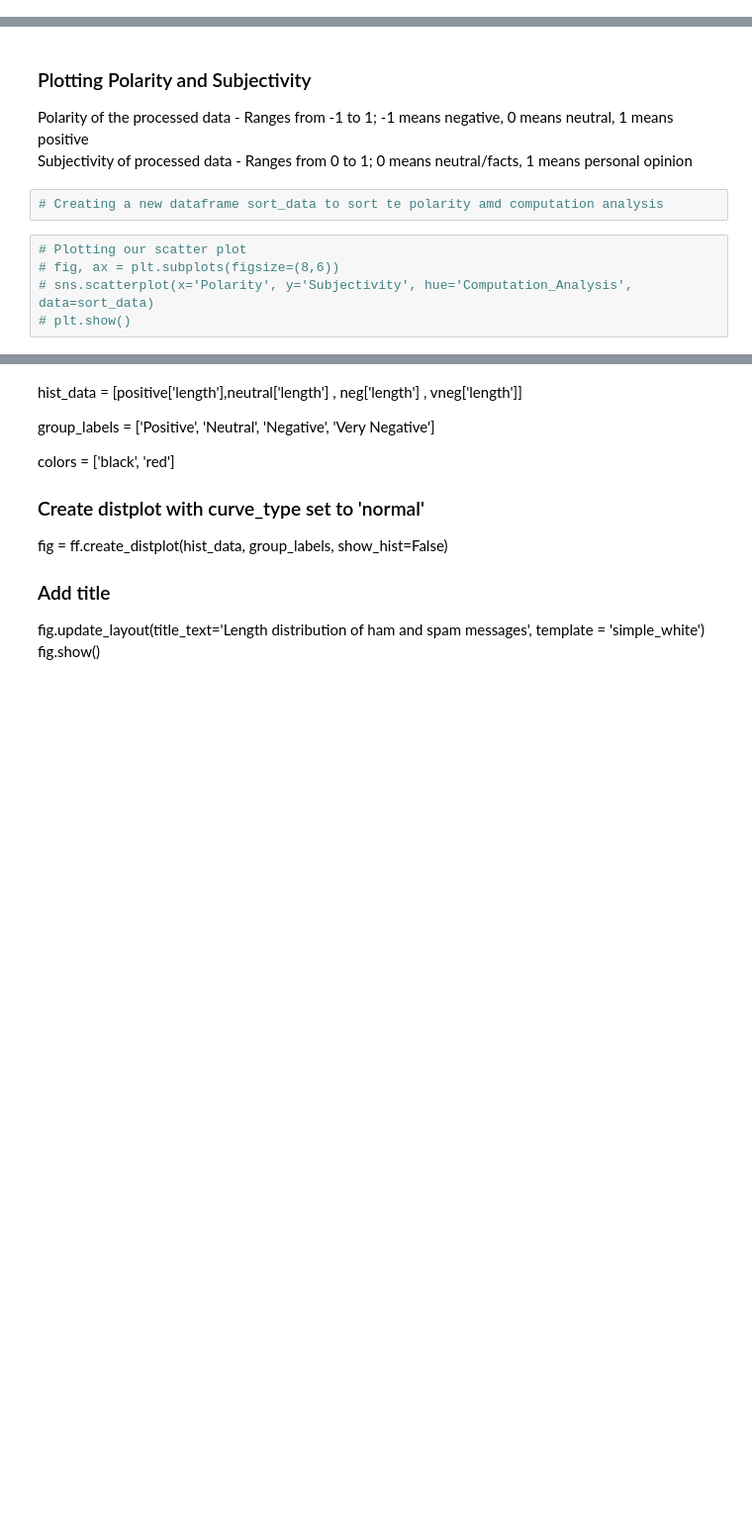
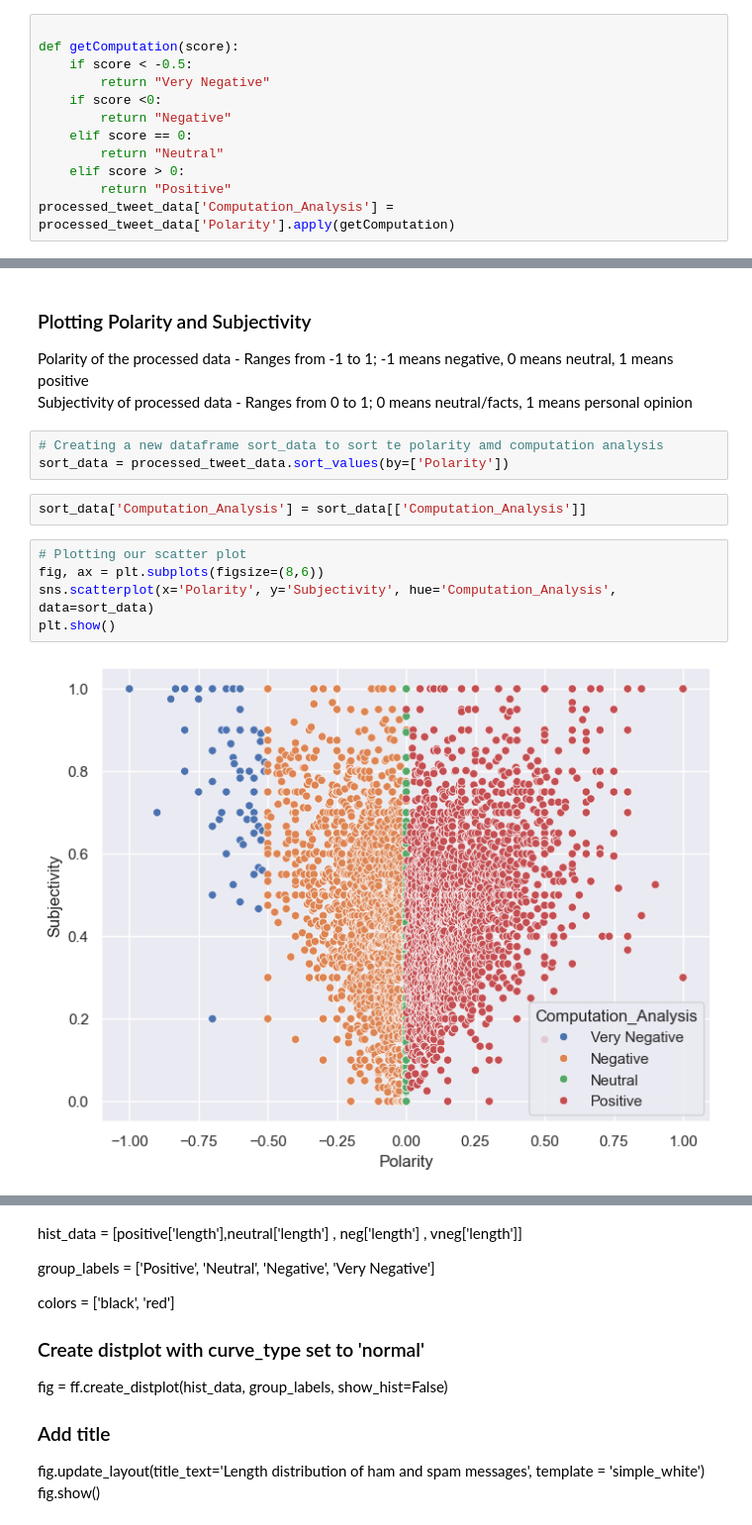
Before and after one commit to darius2902/MY-DAC-Curriculum, a Jupyter notebook: DAC-008_Intro_To_NLP/DAC-008_Sentiment_Analysis_1_Student.ipynb, the cells around one changed output, grey strips where cells are left out. Shown at 99% size. Cells and saved outputs as stored; diff of their text form; blank space fills up the shorter version.

```diff
--- a/DAC-008_Intro_To_NLP/DAC-008_Sentiment_Analysis_1_Student.ipynb
+++ b/DAC-008_Intro_To_NLP/DAC-008_Sentiment_Analysis_1_Student.ipynb
@@ -388,0 +385,12 @@ plt.show()
+# %%
+
+def getComputation(score):
+    if score < -0.5:
+        return "Very Negative"
+    if score <0:
+        return "Negative"
+    elif score == 0:
+        return "Neutral"
+    elif score > 0:
+        return "Positive"
+processed_tweet_data['Computation_Analysis'] = processed_tweet_data['Polarity'].apply(getComputation)
@@ -392,11 +433,16 @@ Polarity of the processed data - Ranges from -1 to 1; -1 means negative, 0 means
 Subjectivity of processed data - Ranges from 0 to 1; 0 means neutral/facts, 1 means personal opinion
 # %%
 # Creating a new dataframe sort_data to sort te polarity amd computation analysis
+sort_data = processed_tweet_data.sort_values(by=['Polarity'])
+# %%
+sort_data['Computation_Analysis'] = sort_data[['Computation_Analysis']]
 # %%
 # Plotting our scatter plot
-# fig, ax = plt.subplots(figsize=(8,6))
-# sns.scatterplot(x='Polarity', y='Subjectivity', hue='Computation_Analysis', data=sort_data)
-# plt.show()
+fig, ax = plt.subplots(figsize=(8,6))
+sns.scatterplot(x='Polarity', y='Subjectivity', hue='Computation_Analysis', data=sort_data)
+plt.show()
+# %% [output]
+[figure, added]
 # %%
 # Creating our variables to store each column
 # !pip install plotly
```
Also changed, not shown: parts of 27 cells of this notebook.
